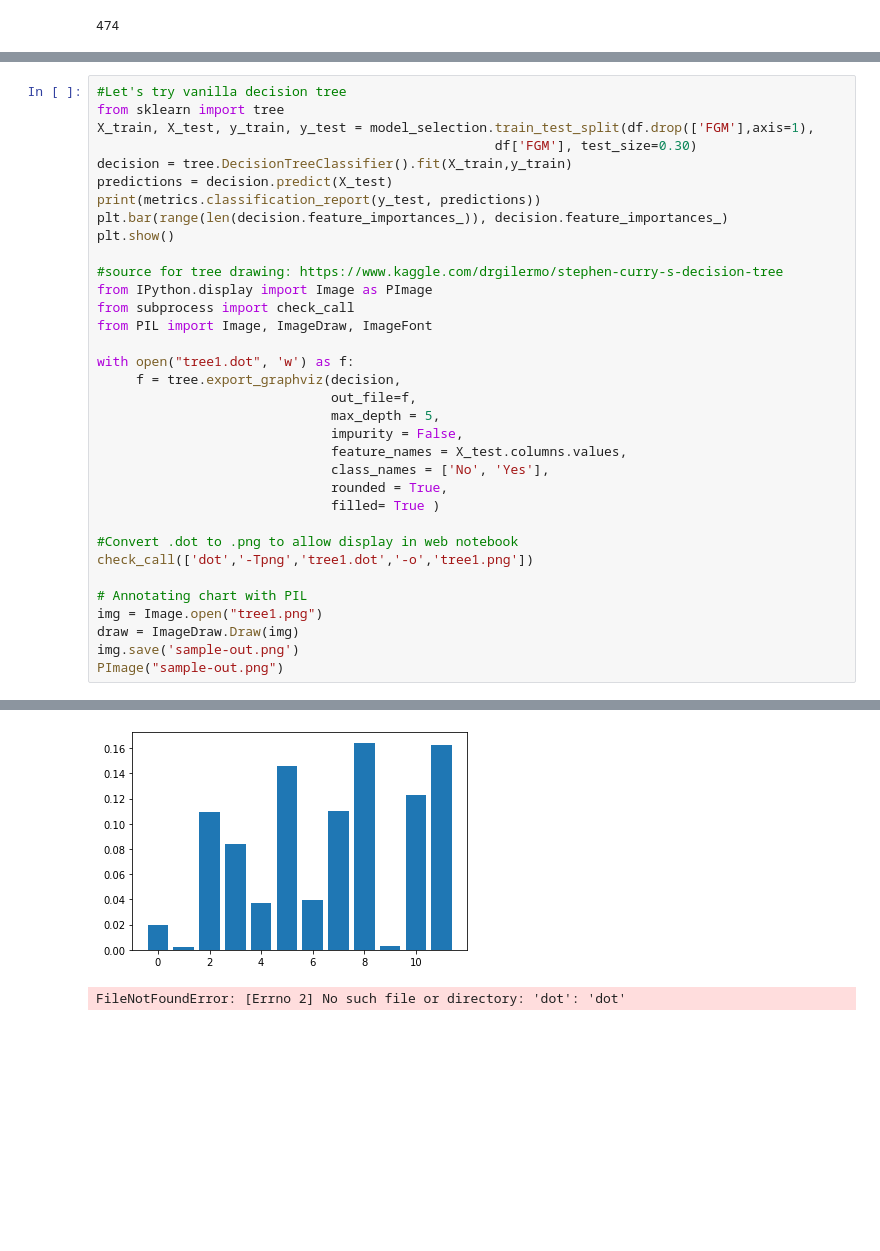
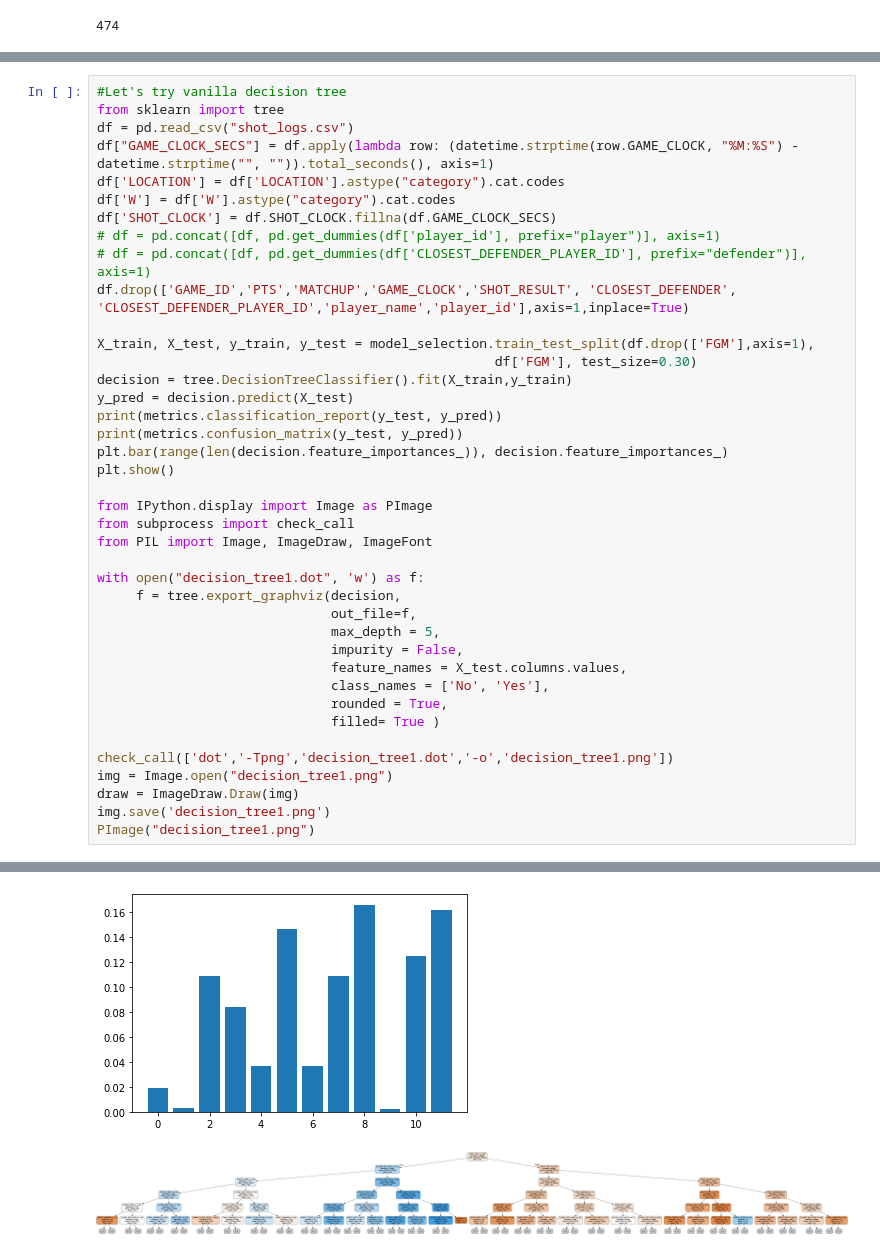
Before and after one commit to tianyi5309/303project, a Jupyter notebook: NBA Shots.ipynb, the cells around one changed output, grey strips where cells are left out. Cells and saved outputs as stored; diff of their text form; blank space fills up the shorter version.

```diff
--- a/NBA Shots.ipynb
+++ b/NBA Shots.ipynb
@@ -155,20 +223,29 @@ weighted avg       0.63      0.62      0.59     38421
 # %%
 #Let's try vanilla decision tree
 from sklearn import tree
+df = pd.read_csv("shot_logs.csv")
+df["GAME_CLOCK_SECS"] = df.apply(lambda row: (datetime.strptime(row.GAME_CLOCK, "%M:%S") - datetime.strptime("", "")).total_seconds(), axis=1)
+df['LOCATION'] = df['LOCATION'].astype("category").cat.codes
+df['W'] = df['W'].astype("category").cat.codes
+df['SHOT_CLOCK'] = df.SHOT_CLOCK.fillna(df.GAME_CLOCK_SECS)
+# df = pd.concat([df, pd.get_dummies(df['player_id'], prefix="player")], axis=1)
+# df = pd.concat([df, pd.get_dummies(df['CLOSEST_DEFENDER_PLAYER_ID'], prefix="defender")], axis=1)
+df.drop(['GAME_ID','PTS','MATCHUP','GAME_CLOCK','SHOT_RESULT', 'CLOSEST_DEFENDER', 'CLOSEST_DEFENDER_PLAYER_ID','player_name','player_id'],axis=1,inplace=True)
+
 X_train, X_test, y_train, y_test = model_selection.train_test_split(df.drop(['FGM'],axis=1),
                                                    df['FGM'], test_size=0.30)
 decision = tree.DecisionTreeClassifier().fit(X_train,y_train)
-predictions = decision.predict(X_test)
-print(metrics.classification_report(y_test, predictions))
+y_pred = decision.predict(X_test)
+print(metrics.classification_report(y_test, y_pred))
+print(metrics.confusion_matrix(y_test, y_pred))
 plt.bar(range(len(decision.feature_importances_)), decision.feature_importances_)
 plt.show()
 
-#source for tree drawing: https://www.kaggle.com/drgilermo/stephen-curry-s-decision-tree
 from IPython.display import Image as PImage
 from subprocess import check_call
 from PIL import Image, ImageDraw, ImageFont
 
-with open("tree1.dot", 'w') as f:
+with open("decision_tree1.dot", 'w') as f:
      f = tree.export_graphviz(decision,
                               out_file=f,
                               max_depth = 5,
@@ -178,14 +255,11 @@ with open("tree1.dot", 'w') as f:
                               rounded = True,
                               filled= True )
 
-#Convert .dot to .png to allow display in web notebook
-check_call(['dot','-Tpng','tree1.dot','-o','tree1.png'])
-
-# Annotating chart with PIL
-img = Image.open("tree1.png")
+check_call(['dot','-Tpng','decision_tree1.dot','-o','decision_tree1.png'])
+img = Image.open("decision_tree1.png")
 draw = ImageDraw.Draw(img)
-img.save('sample-out.png')
-PImage("sample-out.png")
+img.save('decision_tree1.png')
+PImage("decision_tree1.png")
 # %% [output]
               precision    recall  f1-score   support
 
@@ -198,2 +275,2 @@ weighted avg       0.54      0.54      0.54     38421
-[figure, old version]
+[figure, new version]
-FileNotFoundError: [Errno 2] No such file or directory: 'dot': 'dot'
+[figure, added]
```
Also changed, not shown: parts of 14 cells of this notebook, 27 other files.
